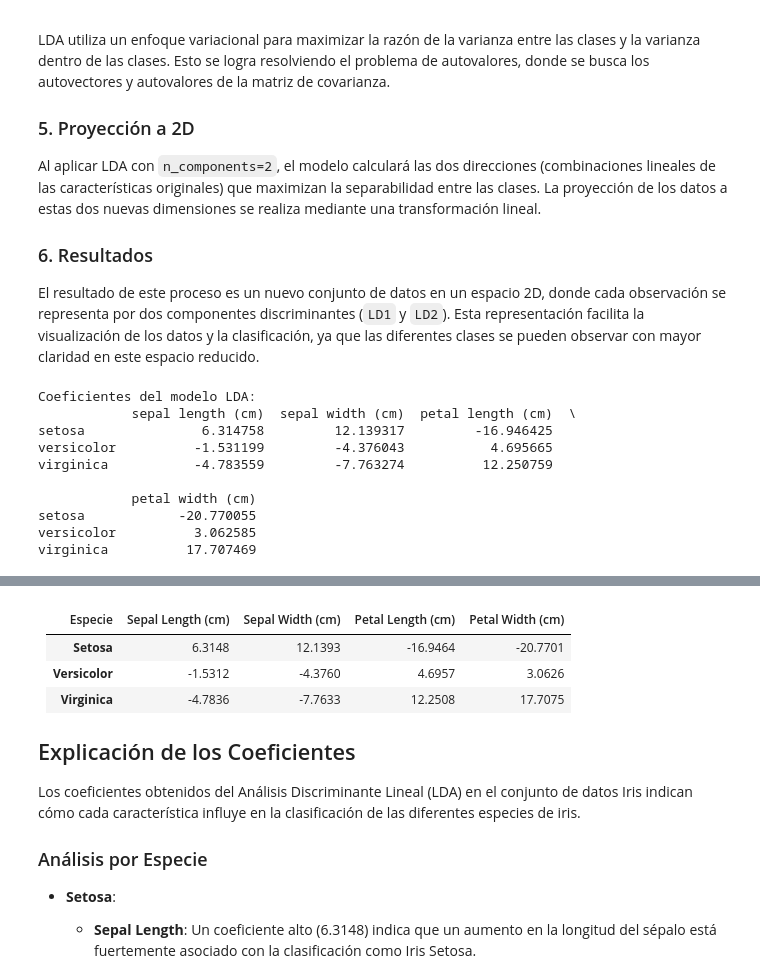
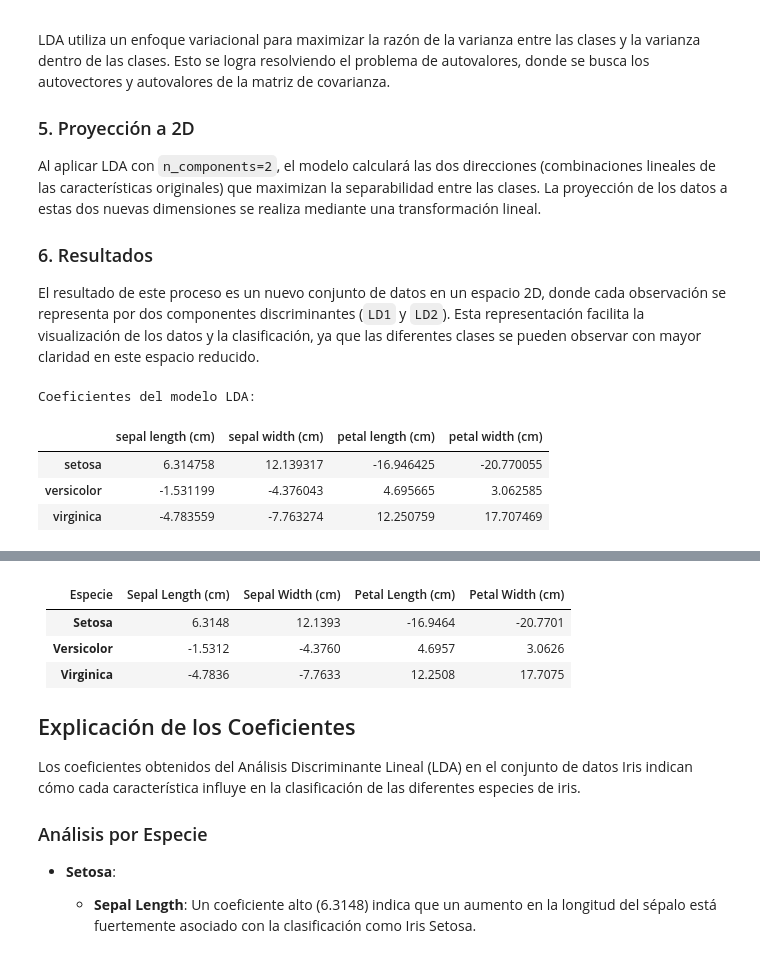
Before and after one commit to mlacasa/EstadisticaQ2, a Jupyter notebook: AnalisisDiscriminanteLineal.ipynb, the cells around one changed output, grey strips where cells are left out. Cells and saved outputs as stored; diff of their text form; code cells hidden in the pictures.

```diff
--- a/AnalisisDiscriminanteLineal.ipynb
+++ b/AnalisisDiscriminanteLineal.ipynb
@@ -356,18 +356,13 @@ El resultado de este proceso es un nuevo conjunto de datos en un espacio 2D, don
 # %%
 # Obtener los coeficientes
 coeficientes = lda.coef_
 coeficientes_df = pd.DataFrame(coeficientes, columns=data.feature_names, index=data.target_names)
 
 print("Coeficientes del modelo LDA:")
-print(coeficientes_df)
+coeficientes_df
 # %% [output]
 Coeficientes del modelo LDA:
-            sepal length (cm)  sepal width (cm)  petal length (cm)  \
-setosa               6.314758         12.139317         -16.946425
-versicolor          -1.531199         -4.376043           4.695665
-virginica           -4.783559         -7.763274          12.250759
-
-            petal width (cm)
-setosa            -20.770055
-versicolor          3.062585
-virginica          17.707469
+|  | sepal length (cm) | sepal width (cm) | petal length (cm) | petal width (cm) |
+| setosa | 6.314758 | 12.139317 | -16.946425 | -20.770055 |
+| versicolor | -1.531199 | -4.376043 | 4.695665 | 3.062585 |
+| virginica | -4.783559 | -7.763274 | 12.250759 | 17.707469 |
```
Also changed, not shown: parts of 2 cells of this notebook.
